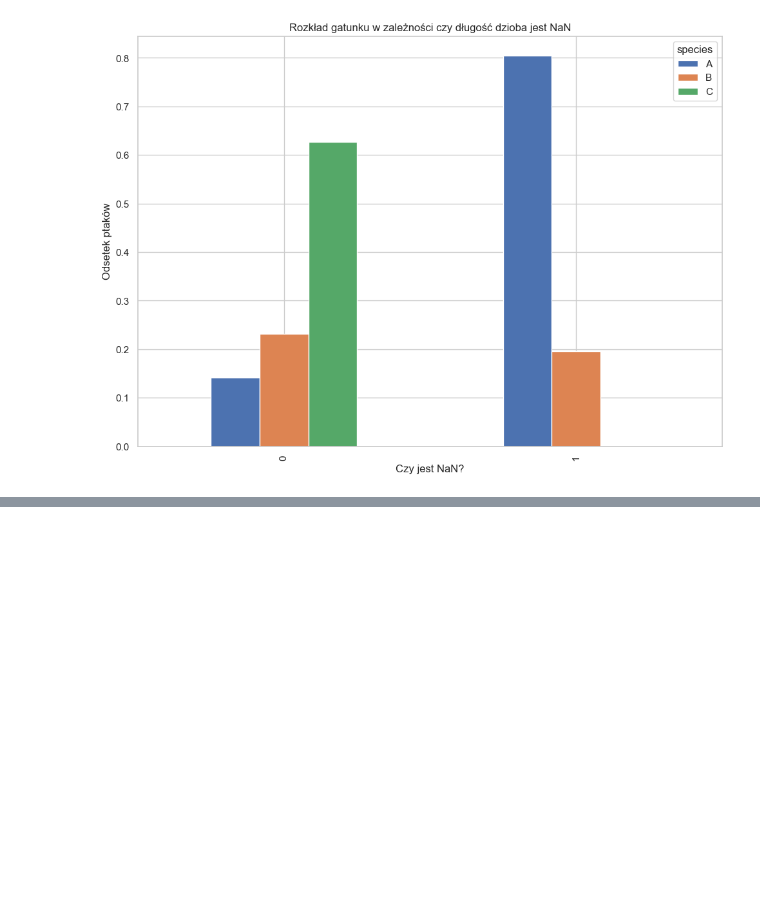
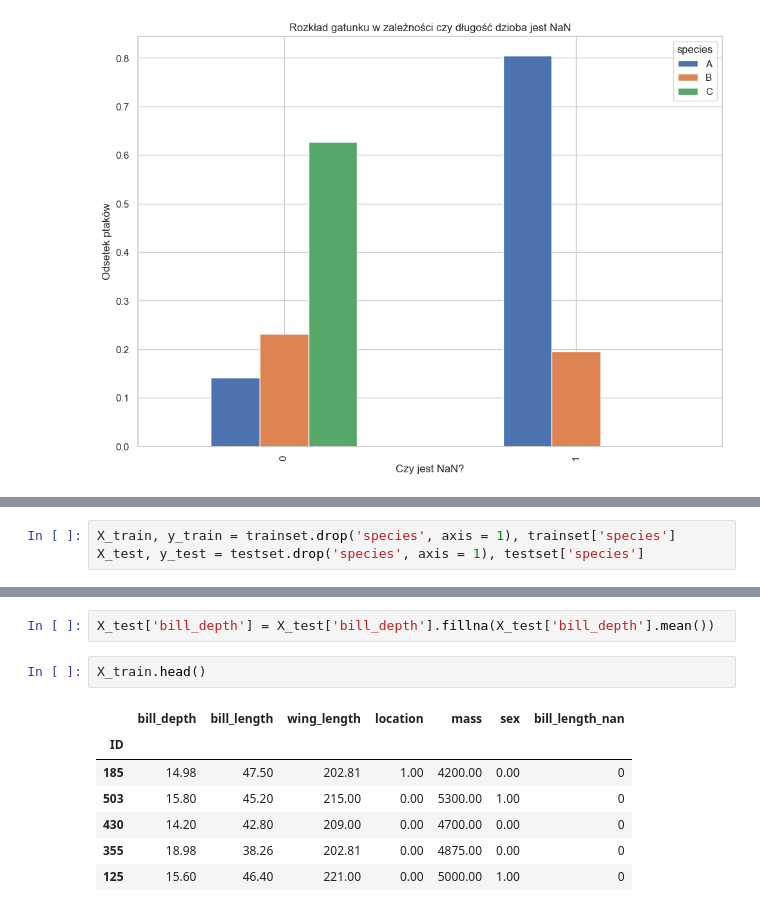
Before and after one commit to KCristopher/zaaw_tech_ml_ai, a Jupyter notebook: predicting_species.ipynb, the cells around one changed output, grey strips where cells are left out. Saved outputs shown, nothing was run; the diff lists cells and outputs as text; blank space fills up the shorter version.

```diff
--- a/predicting_species.ipynb
+++ b/predicting_species.ipynb
@@ -293,0 +398,3 @@ encoder = SimpleImputer()
+# %%
+X_train, y_train = trainset.drop('species', axis = 1), trainset['species']
+X_test, y_test = testset.drop('species', axis = 1), testset['species']
@@ -293,0 +412,12 @@ encoder = SimpleImputer()
+# %%
+X_test['bill_depth'] = X_test['bill_depth'].fillna(X_test['bill_depth'].mean())
+# %%
+X_train.head()
+# %% [output]
+|  | bill_depth | bill_length | wing_length | location | mass | sex | bill_length_nan |
+| ID |  |  |  |  |  |  |  |
+| 185 | 14.98 | 47.50 | 202.81 | 1.00 | 4200.00 | 0.00 | 0 |
+| 503 | 15.80 | 45.20 | 215.00 | 0.00 | 5300.00 | 1.00 | 0 |
+| 430 | 14.20 | 42.80 | 209.00 | 0.00 | 4700.00 | 0.00 | 0 |
+| 355 | 18.98 | 38.26 | 202.81 | 0.00 | 4875.00 | 0.00 | 0 |
+| 125 | 15.60 | 46.40 | 221.00 | 0.00 | 5000.00 | 1.00 | 0 |
```
Also changed, not shown: parts of 42 cells of this notebook.
